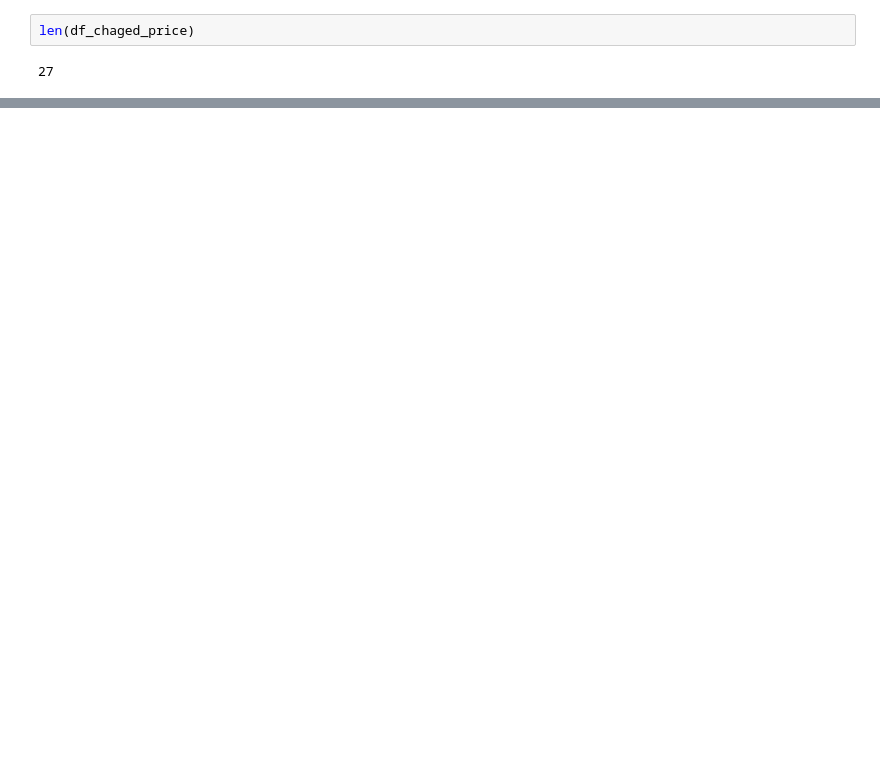
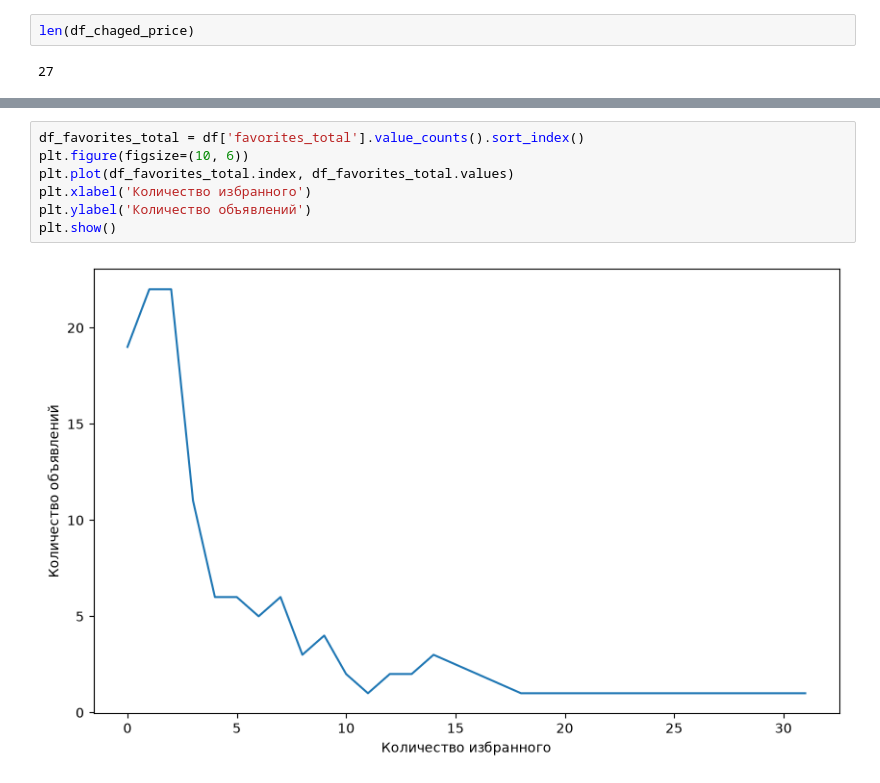
Before and after one commit to Wikemon/neuroslop_kygarikovs_hakaton, a Jupyter notebook: analyzing_of_verified.ipynb, the cells around one changed output, grey strips where cells are left out. Drawn from its saved outputs; the diff is of its cells as text; blank space fills up the shorter version.

```diff
--- a/analyzing_of_verified.ipynb
+++ b/analyzing_of_verified.ipynb
@@ -96,0 +283,9 @@ Name: count, dtype: int64
+# %%
+df_favorites_total = df['favorites_total'].value_counts().sort_index()
+plt.figure(figsize=(10, 6))
+plt.plot(df_favorites_total.index, df_favorites_total.values)
+plt.xlabel('Количество избранного')
+plt.ylabel('Количество объявлений')
+plt.show()
+# %% [output]
+[figure, added]
```
Also changed, not shown: parts of 23 cells of this notebook.
